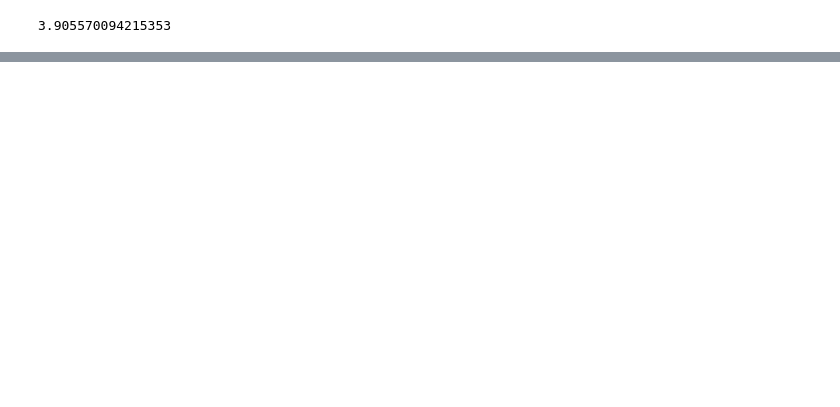
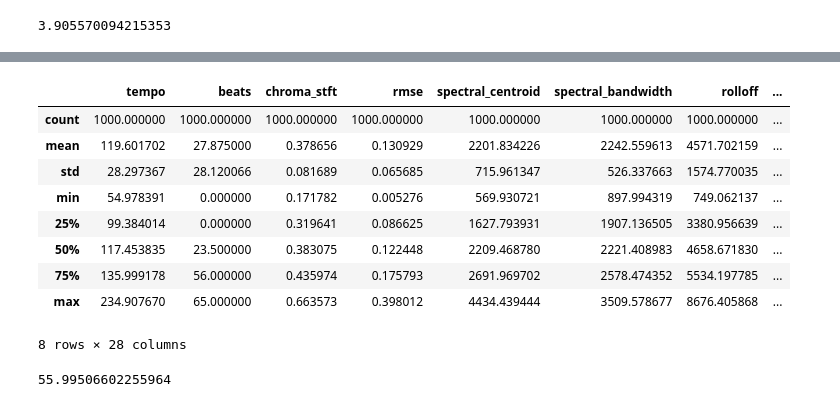
Before and after one commit to youngho-cho1/Soldesk, a Jupyter notebook: Python/analysis/bigdata/Type1a.ipynb, the cells around one changed output, grey strips where cells are left out. Cells and saved outputs as stored; diff of their text form; code cells hidden in the pictures; blank space fills up the shorter version.

```diff
--- a/Python/analysis/bigdata/Type1a.ipynb
+++ b/Python/analysis/bigdata/Type1a.ipynb
@@ -194,0 +449,27 @@ print(abs(std_after - std_before))
+# %%
+ds = df.copy()
+# %%
+ds.sort_values(by=['beats'], ascending=False, inplace=True)
+# ds.head(50)
+# %%
+ds.iloc[0:per25, 2] = 0
+# ds.head()
+ds.iloc[per75:, 2] = 0
+# ds.tail()
+ds.describe()
+# %% [output]
+|  | tempo | beats | chroma_stft | rmse | spectral_centroid | spectral_bandwidth | rolloff | ... |
+| count | 1000.000000 | 1000.000000 | 1000.000000 | 1000.000000 | 1000.000000 | 1000.000000 | 1000.000000 | ... |
+| mean | 119.601702 | 27.875000 | 0.378656 | 0.130929 | 2201.834226 | 2242.559613 | 4571.702159 | ... |
+| std | 28.297367 | 28.120066 | 0.081689 | 0.065685 | 715.961347 | 526.337663 | 1574.770035 | ... |
+| min | 54.978391 | 0.000000 | 0.171782 | 0.005276 | 569.930721 | 897.994319 | 749.062137 | ... |
+| 25% | 99.384014 | 0.000000 | 0.319641 | 0.086625 | 1627.793931 | 1907.136505 | 3380.956639 | ... |
+| 50% | 117.453835 | 23.500000 | 0.383075 | 0.122448 | 2209.468780 | 2221.408983 | 4658.671830 | ... |
+| 75% | 135.999178 | 56.000000 | 0.435974 | 0.175793 | 2691.969702 | 2578.474352 | 5534.197785 | ... |
+| max | 234.907670 | 65.000000 | 0.663573 | 0.398012 | 4434.439444 | 3509.578677 | 8676.405868 | ... |
+8 rows × 28 columns
+# %%
+# beats 항목의 평균과 표준편차의 합을 파악하여 제출해주세오.
+print(ds['beats'].mean() + ds['beats'].std())
+# %% [output]
+55.99506602255964
```
Also changed, not shown: parts of 44 cells of this notebook.
